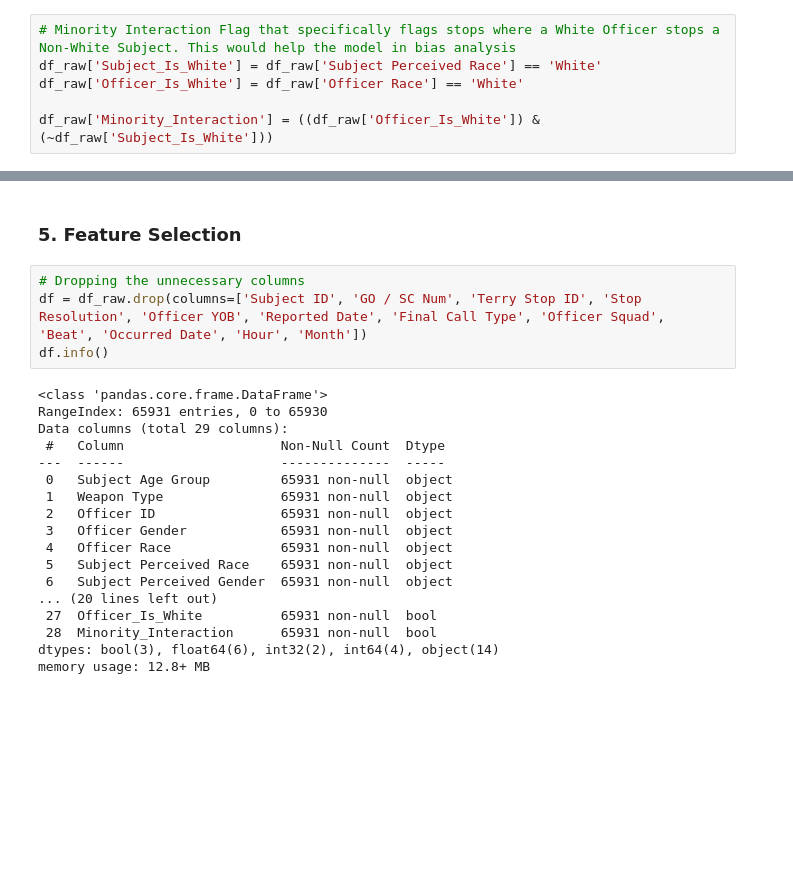
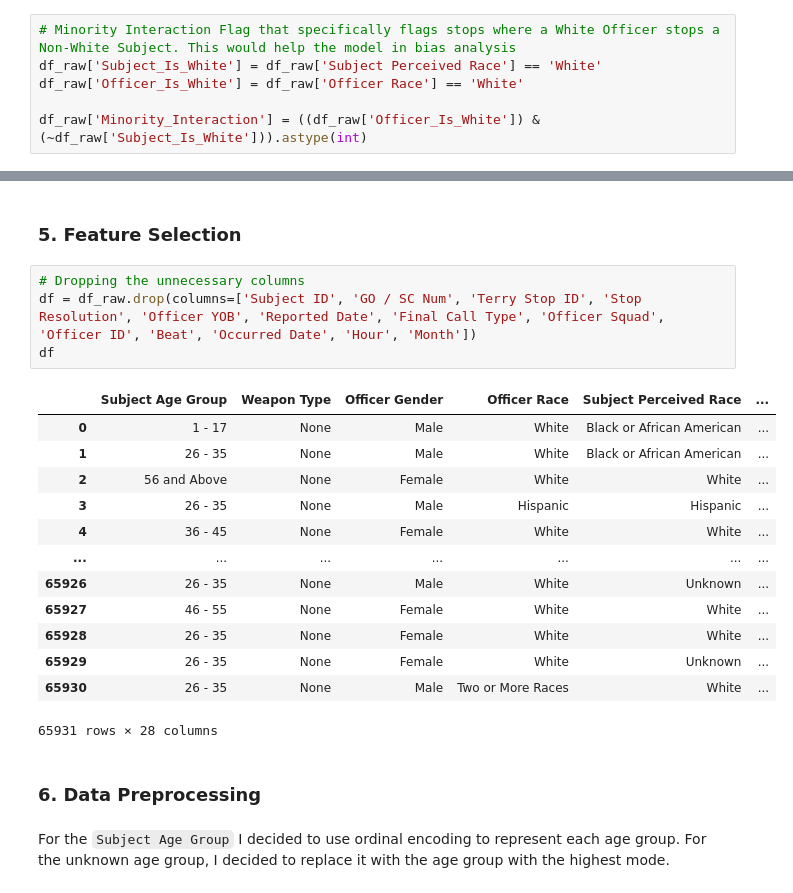
Before and after one commit to BC-254/analyzing-reasonable-suspicion, a Jupyter notebook: index.ipynb, the cells around one changed output, grey strips where cells are left out. Saved outputs shown, nothing was run; the diff lists cells and outputs as text; blank space fills up the shorter version.

Commit message:
Preprocessed the data ready for analysis

```diff
--- a/index.ipynb
+++ b/index.ipynb
@@ -332,4 +327,4 @@ Now to add a `Minority_Interaction` feature whereby to determine the if there ex
 df_raw['Subject_Is_White'] = df_raw['Subject Perceived Race'] == 'White'
 df_raw['Officer_Is_White'] = df_raw['Officer Race'] == 'White'
 
-df_raw['Minority_Interaction'] = ((df_raw['Officer_Is_White']) & (~df_raw['Subject_Is_White']))
+df_raw['Minority_Interaction'] = ((df_raw['Officer_Is_White']) & (~df_raw['Subject_Is_White'])).astype(int)
@@ -357,23 +332,23 @@ memory usage: 18.8+ MB
 ### 5. Feature Selection
 # %%
 # Dropping the unnecessary columns
-df = df_raw.drop(columns=['Subject ID', 'GO / SC Num', 'Terry Stop ID', 'Stop Resolution', 'Officer YOB', 'Reported Date', 'Final Call Type', 'Officer Squad', 'Beat', 'Occurred Date', 'Hour', 'Month'])
-df.info()
+df = df_raw.drop(columns=['Subject ID', 'GO / SC Num', 'Terry Stop ID', 'Stop Resolution', 'Officer YOB', 'Reported Date', 'Final Call Type', 'Officer Squad', 'Officer ID', 'Beat', 'Occurred Date', 'Hour', 'Month'])
+df
 # %% [output]
+|  | Subject Age Group | Weapon Type | Officer Gender | Officer Race | Subject Perceived Race | ... |
+| 0 | 1 - 17 | None | Male | White | Black or African American | ... |
+| 1 | 26 - 35 | None | Male | White | Black or African American | ... |
+| 2 | 56 and Above | None | Female | White | White | ... |
+| 3 | 26 - 35 | None | Male | Hispanic | Hispanic | ... |
+| 4 | 36 - 45 | None | Female | White | White | ... |
+| ... | ... | ... | ... | ... | ... | ... |
+| 65926 | 26 - 35 | None | Male | White | Unknown | ... |
+| 65927 | 46 - 55 | None | Female | White | White | ... |
+| 65928 | 26 - 35 | None | Female | White | White | ... |
+| 65929 | 26 - 35 | None | Female | White | Unknown | ... |
+| 65930 | 26 - 35 | None | Male | Two or More Races | White | ... |
-<class 'pandas.core.frame.DataFrame'>
-RangeIndex: 65931 entries, 0 to 65930
-Data columns (total 29 columns):
- #   Column                    Non-Null Count  Dtype
----  ------                    --------------  -----
- 0   Subject Age Group         65931 non-null  object
- 1   Weapon Type               65931 non-null  object
- 2   Officer ID                65931 non-null  object
- 3   Officer Gender            65931 non-null  object
- 4   Officer Race              65931 non-null  object
- 5   Subject Perceived Race    65931 non-null  object
- 6   Subject Perceived Gender  65931 non-null  object
-... (20 lines left out)
- 27  Officer_Is_White          65931 non-null  bool
- 28  Minority_Interaction      65931 non-null  bool
-dtypes: bool(3), float64(6), int32(2), int64(4), object(14)
-memory usage: 12.8+ MB
+65931 rows × 28 columns
+# %% [markdown]
+### 6. Data Preprocessing
+# %% [markdown]
+For the `Subject Age Group` I decided to use ordinal encoding to represent each age group. For the unknown age group, I decided to replace it with the age group with the highest mode.
```
Also changed, not shown: parts of 15 cells of this notebook, 1 other file.
